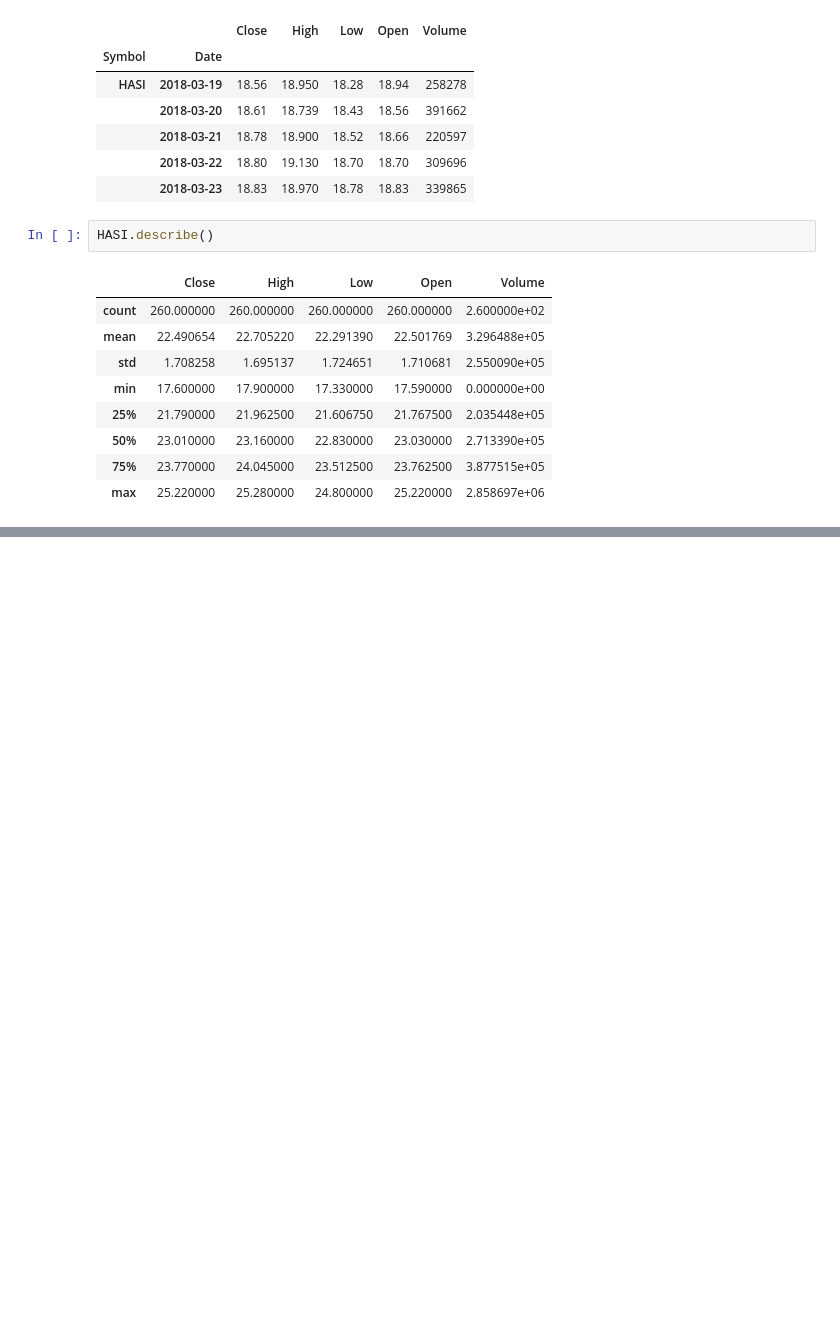
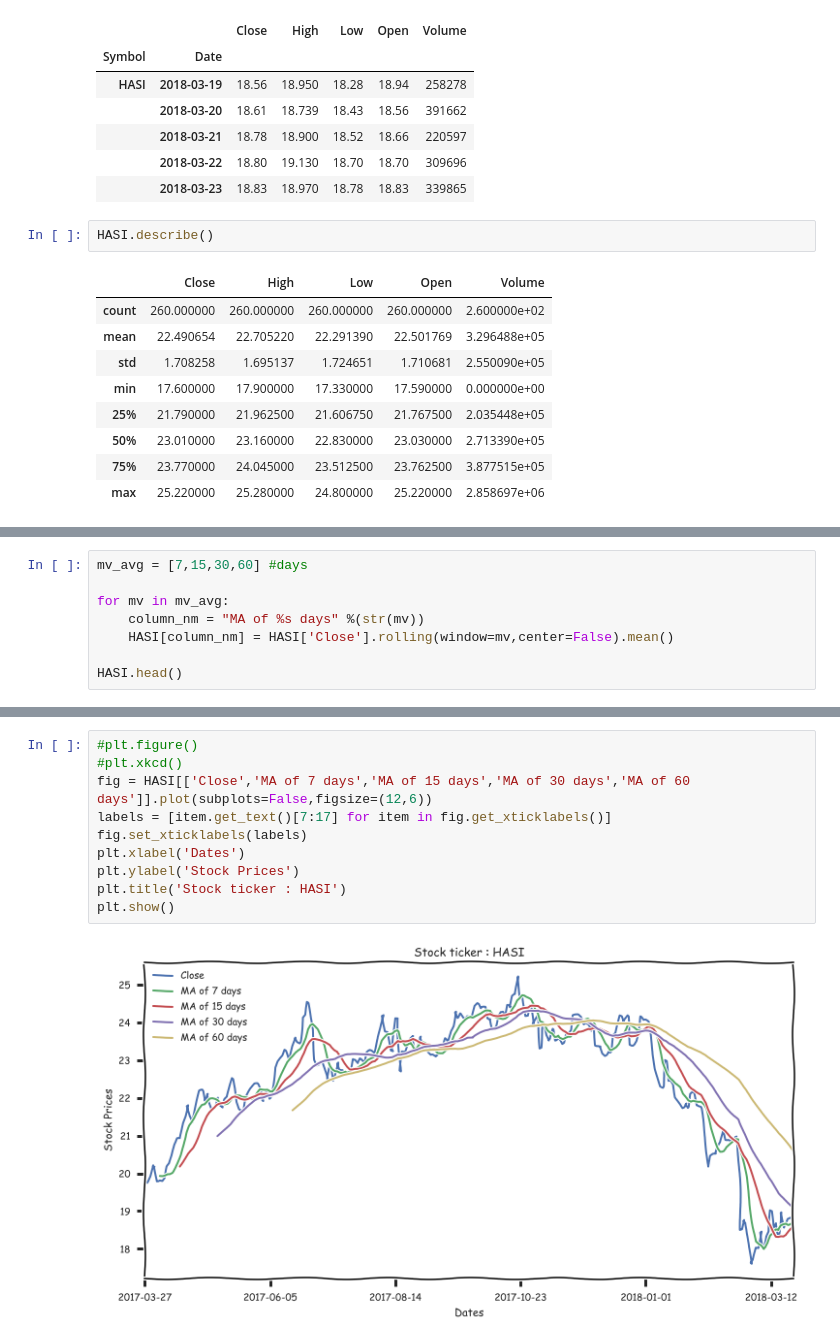
Before and after one commit to gcmallya85/AnalyzeStockPrices, a Jupyter notebook: AnalyzeStockPrices.ipynb, the cells around one changed output, grey strips where cells are left out. Saved outputs shown, nothing was run; the diff lists cells and outputs as text; blank space fills up the shorter version.

```diff
--- a/AnalyzeStockPrices.ipynb
+++ b/AnalyzeStockPrices.ipynb
@@ -63,0 +78,8 @@ HASI.describe()
+# %%
+mv_avg = [7,15,30,60] #days
+
+for mv in mv_avg:
+    column_nm = "MA of %s days" %(str(mv))
+    HASI[column_nm] = HASI['Close'].rolling(window=mv,center=False).mean()
+
+HASI.head()
@@ -63,0 +104,12 @@ HASI.describe()
+# %%
+#plt.figure()
+#plt.xkcd()
+fig = HASI[['Close','MA of 7 days','MA of 15 days','MA of 30 days','MA of 60 days']].plot(subplots=False,figsize=(12,6))
+labels = [item.get_text()[7:17] for item in fig.get_xticklabels()]
+fig.set_xticklabels(labels)
+plt.xlabel('Dates')
+plt.ylabel('Stock Prices')
+plt.title('Stock ticker : HASI')
+plt.show()
+# %% [output]
+[figure, added]
```
Also changed, not shown: parts of 4 cells of this notebook.
